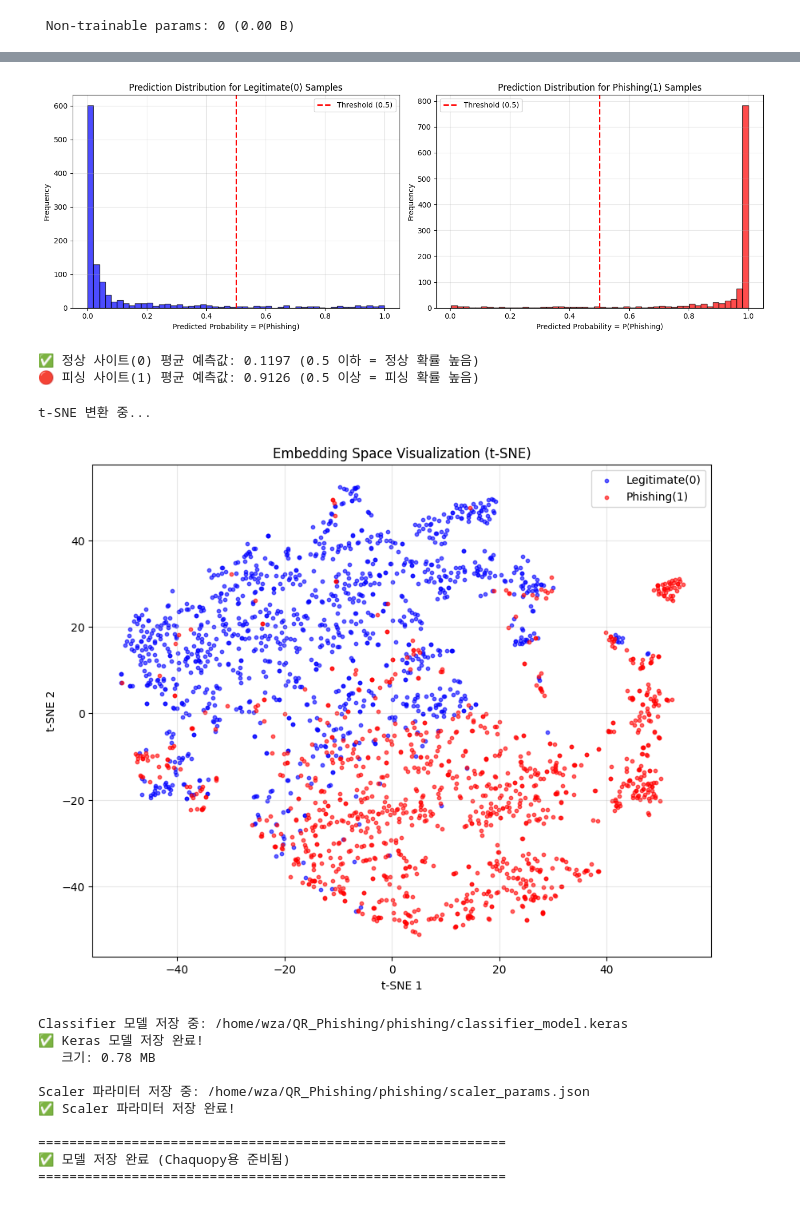
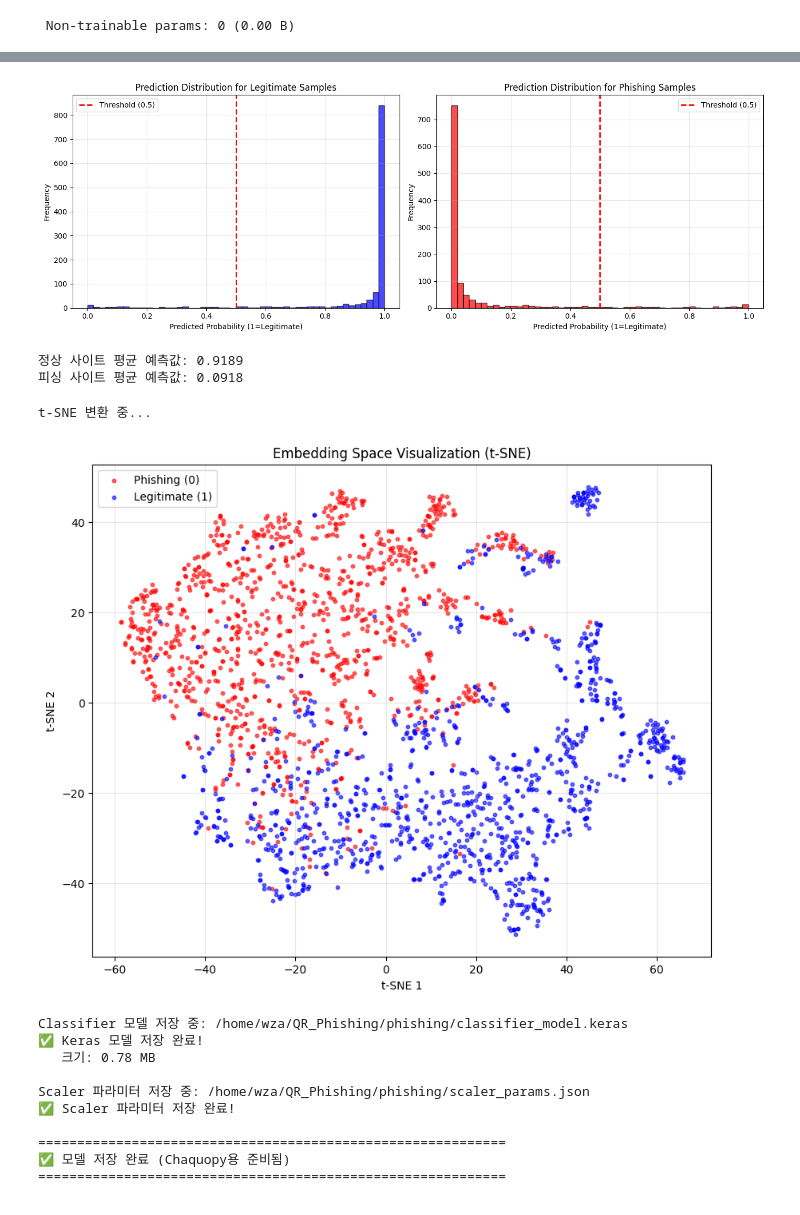
Before and after one commit to Seungminnni/QR_Phishing, a Jupyter notebook: phishing/embedding_model.ipynb, the cells around one changed output, grey strips where cells are left out. Saved outputs shown, nothing was run; the diff lists cells and outputs as text; code cells hidden in the pictures.

```diff
--- a/phishing/embedding_model.ipynb
+++ b/phishing/embedding_model.ipynb
@@ -326,18 +323,14 @@ Train 피처 평균: 0.2332, 표준편차: 1.0991
    RobustScaler: 31개 피처 (이상치에 강함)
    원본 그대로: 40개 피처 (정규화 없음)
 # %%
-# ===== 5) 분류 모델 구축 (Binary Classification) =====
-# ⭐ 모델 구조: 입력 → Feature Extraction(Encoder) → Classification Head → Sigmoid 출력
-# - Encoder: 71 → 32 차원 (특성 압축)
-# - Classification Head: 32 → 16 → 1 (분류)
-# - 활성화: ReLU (hidden layers), Sigmoid (output = P(Phishing))
-# - 정규화: L2만 적용 (TFLite 호환성 위해 BatchNorm, Dropout 제거)
-# ✅ 입력 전처리: RobustScaler 31개 피처 + 원본 40개 피처
+# ===== 5) 분류 모델 구축 (TFLite 친화적: 정규화 레이어 없음) =====
+# ✅ Dense + ReLU + L2 regularization만 사용
+# ✅ 입력은 RobustScaler만 적용 (40개 피처는 원본 그대로)
 keras.backend.clear_session()
 gc.collect()
 
 input_dim = X_train_scaled.shape[1]
-L2_REG = 0.0005  # 로스 폭발 방지: 0.001 → 0.0001
+L2_REG = 0.0001  # 로스 폭발 방지: 0.001 → 0.0001
 
 encoder_input = keras.Input(shape=(input_dim,), name='encoder_input')
 
@@ -787,71 +766,70 @@ print(f"\n🎯 최종 사용 임계값: {FINAL_THRESHOLD}")
 # ===== 11) 예측 확률 분포 시각화 =====
 fig, axes = plt.subplots(1, 2, figsize=(14, 5))
 
-# ⭐ 라벨 정의: 0=정상, 1=피싱
-legit_mask = (y_test == 0)  # 클래스 0 = 정상
-phish_mask = (y_test == 1)  # 클래스 1 = 피싱
+legit_mask = (y_test == 1)
+phish_mask = (y_test == 0)
 
-# 정상 사이트(클래스 0)의 예측 확률 분포
+# 정상 사이트의 예측 확률 분포
 axes[0].hist(pred_test[legit_mask], bins=50, alpha=0.7, color='blue', edgecolor='black')
 axes[0].axvline(x=0.5, color='red', linestyle='--', linewidth=2, label='Threshold (0.5)')
-axes[0].set_xlabel('Predicted Probability = P(Phishing)')
+axes[0].set_xlabel('Predicted Probability (1=Legitimate)')
 axes[0].set_ylabel('Frequency')
-axes[0].set_title('Prediction Distribution for Legitimate(0) Samples')
+axes[0].set_title('Prediction Distribution for Legitimate Samples')
 axes[0].legend()
 axes[0].grid(True, alpha=0.3)
 
-# 피싱 사이트(클래스 1)의 예측 확률 분포
+# 피싱 사이트의 예측 확률 분포
 axes[1].hist(pred_test[phish_mask], bins=50, alpha=0.7, color='red', edgecolor='black')
 axes[1].axvline(x=0.5, color='red', linestyle='--', linewidth=2, label='Threshold (0.5)')
-axes[1].set_xlabel('Predicted Probability = P(Phishing)')
+axes[1].set_xlabel('Predicted Probability (1=Legitimate)')
 axes[1].set_ylabel('Frequency')
-axes[1].set_title('Prediction Distribution for Phishing(1) Samples')
+axes[1].set_title('Prediction Distribution for Phishing Samples')
 axes[1].legend()
 axes[1].grid(True, alpha=0.3)
 
 plt.tight_layout()
 plt.show()
 
-print(f"\n✅ 정상 사이트(0) 평균 예측값: {pred_test[legit_mask].mean():.4f} (0.5 이하 = 정상 확률 높음)")
-print(f"🔴 피싱 사이트(1) 평균 예측값: {pred_test[phish_mask].mean():.4f} (0.5 이상 = 피싱 확률 높음)")
+print(f"\n정상 사이트 평균 예측값: {pred_test[legit_mask].mean():.4f}")
+print(f"피싱 사이트 평균 예측값: {pred_test[phish_mask].mean():.4f}")
 # %% [output]
-[figure, old version]
+[figure, new version]
-✅ 정상 사이트(0) 평균 예측값: 0.1197 (0.5 이하 = 정상 확률 높음)
-🔴 피싱 사이트(1) 평균 예측값: 0.9126 (0.5 이상 = 피싱 확률 높음)
+정상 사이트 평균 예측값: 0.9189
+피싱 사이트 평균 예측값: 0.0918
 # %%
 # ===== 12) 임베딩 공간 시각화 (t-SNE) =====
 from sklearn.manifold import TSNE
 
-# Encoder로 임베딩 추출 (32차원)
+# Encoder로 임베딩 추출
 embeddings_test = encoder.predict(X_test_scaled, verbose=0)
 
-# t-SNE 변환 (32차원 → 2D)
+# t-SNE 변환 (2D)
 print("t-SNE 변환 중...")
 tsne = TSNE(n_components=2, random_state=RANDOM_SEED, perplexity=30)
 embeddings_2d = tsne.fit_transform(embeddings_test)
 
-# 시각화 (라벨별 색상 구분)
+# 시각화 (0=빨강 피싱, 1=파랑 정상)
 plt.figure(figsize=(10, 8))
 
-# 정상(클래스 0) - 파랑
-legit_mask = y_test == 0
+# 피싱 (0) - 빨강
+phishing_mask = y_test == 0
+plt.scatter(embeddings_2d[phishing_mask, 0], embeddings_2d[phishing_mask, 1],
+            c='red', alpha=0.6, s=10, label='Phishing (0)')
+
+# 정상 (1) - 파랑
+legit_mask = y_test == 1
 plt.scatter(embeddings_2d[legit_mask, 0], embeddings_2d[legit_mask, 1],
-            c='blue', alpha=0.6, s=10, label='Legitimate(0)')
-
-# 피싱(클래스 1) - 빨강
-phishing_mask = y_test == 1
-plt.scatter(embeddings_2d[phishing_mask, 0], embeddings_2d[phishing_mask, 1],
-            c='red', alpha=0.6, s=10, label='Phishing(1)')
+            c='blue', alpha=0.6, s=10, label='Legitimate (1)')
 
 plt.xlabel('t-SNE 1')
 plt.ylabel('t-SNE 2')
 plt.title('Embedding Space Visualization (t-SNE)')
 plt.legend(loc='best')
 plt.grid(True, alpha=0.3)
 plt.show()
 # %% [output]
 t-SNE 변환 중...
-[figure, old version]
+[figure, new version]
 # %%
 # ===== 13) 모델 저장 (Keras 모델 + Scaler) =====
 # ⭐ Chaquopy를 사용하여 코틀린에서 직접 케라스 모델 로드
```
Also changed, not shown: parts of 9 cells of this notebook.
